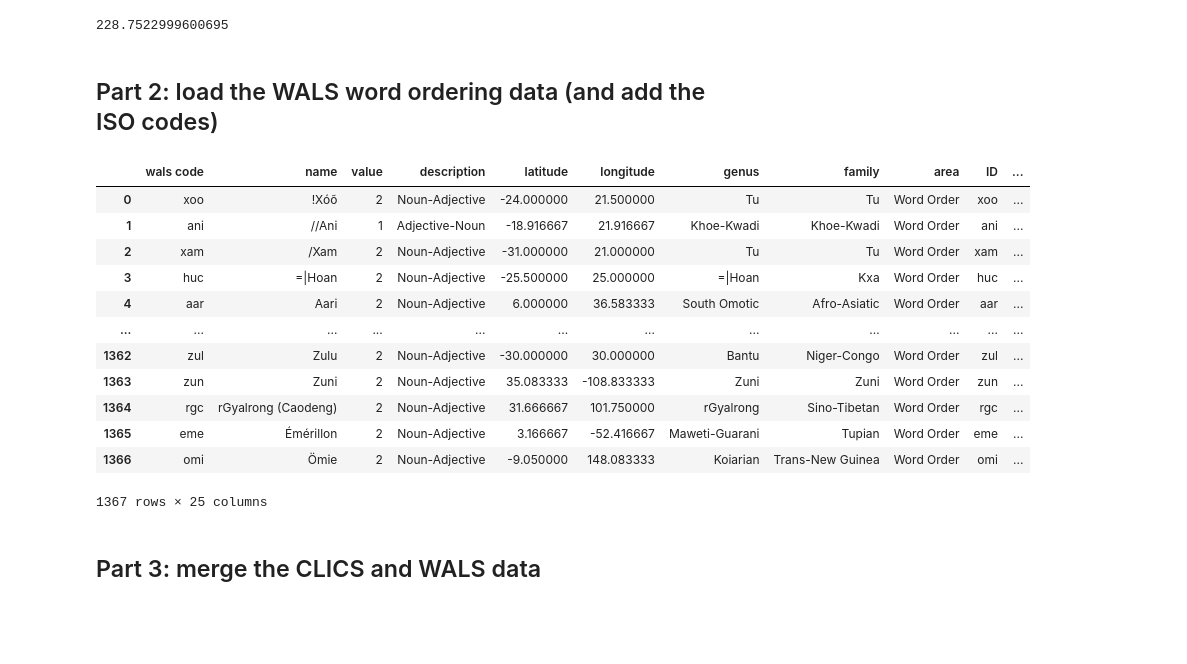
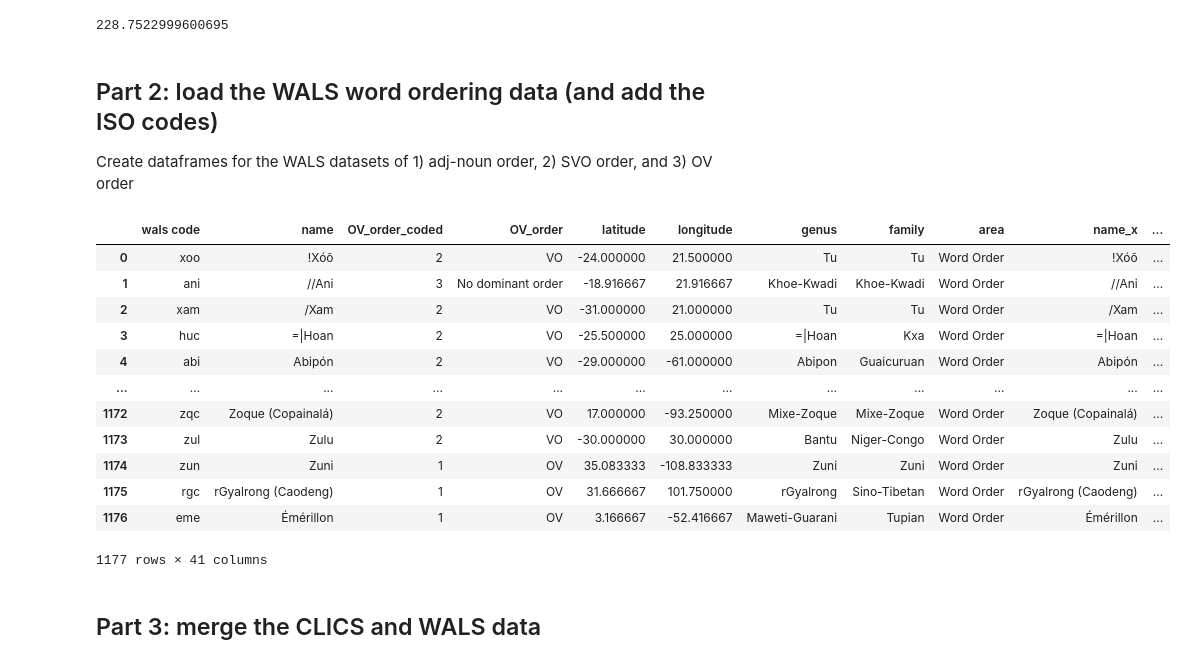
Before and after one commit to dharakyu/crosslinguistic-order, a Jupyter notebook: corpus_analysis/colexification.ipynb, the cells around one changed output. Saved outputs shown, nothing was run; the diff lists cells and outputs as text; code cells hidden in the pictures; blank space fills up the shorter version.

```diff
--- a/corpus_analysis/colexification.ipynb
+++ b/corpus_analysis/colexification.ipynb
@@ -206,25 +206,48 @@ processed_clics_df['num_unique_noun_concepts'].std()
 228.7522999600695
 # %% [markdown]
 ## Part 2: load the WALS word ordering data (and add the ISO codes)
+
+
+Create dataframes for the WALS datasets of 1)  adj-noun order, 2) SVO order, and 3) OV order
 # %%
+# 1) adj-noun order
 order_df = pd.read_csv('raw_corpus_data/wals/order_adj_noun.tsv', sep='\t')
 language_codes_df = pd.read_csv('raw_corpus_data/wals/languages.csv')
 WALS_iso_df = pd.merge(order_df, language_codes_df, left_on='wals code', right_on='ID')
+WALS_iso_df = WALS_iso_df.rename(columns={'value': 'adj_noun_order_coded',
+                                         'description': 'adj_noun_order'})
+
+# 2) SOV order
+sov_order_df = pd.read_csv('raw_corpus_data/wals/order_subject_object_verb.tsv', sep='\t')
+WALS_iso_df = pd.merge(sov_order_df, WALS_iso_df, on='wals code')
+
+WALS_iso_df = WALS_iso_df.rename(columns={'value': 'SOV_order_coded',
+                                          'description': 'SOV_order'})
+
+# 3) OV order
+ov_order_df = pd.read_csv('raw_corpus_data/wals/order_object_verb.tsv', sep='\t')
+WALS_iso_df = pd.merge(ov_order_df, WALS_iso_df, on='wals code')
+
+WALS_iso_df = WALS_iso_df.rename(columns={'value': 'OV_order_coded',
+                                          'description': 'OV_order'})
+
+# rename so the fields are clear
+
 WALS_iso_df
 # %% [output]
-|  | wals code | name | value | description | latitude | longitude | genus | family | area | ID | ... |
-| 0 | xoo | !Xóõ | 2 | Noun-Adjective | -24.000000 | 21.500000 | Tu | Tu | Word Order | xoo | ... |
-| 1 | ani | //Ani | 1 | Adjective-Noun | -18.916667 | 21.916667 | Khoe-Kwadi | Khoe-Kwadi | Word Order | ani | ... |
-| 2 | xam | /Xam | 2 | Noun-Adjective | -31.000000 | 21.000000 | Tu | Tu | Word Order | xam | ... |
-| 3 | huc | =|Hoan | 2 | Noun-Adjective | -25.500000 | 25.000000 | =|Hoan | Kxa | Word Order | huc | ... |
-| 4 | aar | Aari | 2 | Noun-Adjective | 6.000000 | 36.583333 | South Omotic | Afro-Asiatic | Word Order | aar | ... |
+|  | wals code | name | OV_order_coded | OV_order | latitude | longitude | genus | family | area | name_x | ... |
+| 0 | xoo | !Xóõ | 2 | VO | -24.000000 | 21.500000 | Tu | Tu | Word Order | !Xóõ | ... |
+| 1 | ani | //Ani | 3 | No dominant order | -18.916667 | 21.916667 | Khoe-Kwadi | Khoe-Kwadi | Word Order | //Ani | ... |
+| 2 | xam | /Xam | 2 | VO | -31.000000 | 21.000000 | Tu | Tu | Word Order | /Xam | ... |
+| 3 | huc | =|Hoan | 2 | VO | -25.500000 | 25.000000 | =|Hoan | Kxa | Word Order | =|Hoan | ... |
+| 4 | abi | Abipón | 2 | VO | -29.000000 | -61.000000 | Abipon | Guaicuruan | Word Order | Abipón | ... |
 | ... | ... | ... | ... | ... | ... | ... | ... | ... | ... | ... | ... |
-| 1362 | zul | Zulu | 2 | Noun-Adjective | -30.000000 | 30.000000 | Bantu | Niger-Congo | Word Order | zul | ... |
-| 1363 | zun | Zuni | 2 | Noun-Adjective | 35.083333 | -108.833333 | Zuni | Zuni | Word Order | zun | ... |
-| 1364 | rgc | rGyalrong (Caodeng) | 2 | Noun-Adjective | 31.666667 | 101.750000 | rGyalrong | Sino-Tibetan | Word Order | rgc | ... |
-| 1365 | eme | Émérillon | 2 | Noun-Adjective | 3.166667 | -52.416667 | Maweti-Guarani | Tupian | Word Order | eme | ... |
-| 1366 | omi | Ömie | 2 | Noun-Adjective | -9.050000 | 148.083333 | Koiarian | Trans-New Guinea | Word Order | omi | ... |
+| 1172 | zqc | Zoque (Copainalá) | 2 | VO | 17.000000 | -93.250000 | Mixe-Zoque | Mixe-Zoque | Word Order | Zoque (Copainalá) | ... |
+| 1173 | zul | Zulu | 2 | VO | -30.000000 | 30.000000 | Bantu | Niger-Congo | Word Order | Zulu | ... |
+| 1174 | zun | Zuni | 1 | OV | 35.083333 | -108.833333 | Zuni | Zuni | Word Order | Zuni | ... |
+| 1175 | rgc | rGyalrong (Caodeng) | 1 | OV | 31.666667 | 101.750000 | rGyalrong | Sino-Tibetan | Word Order | rGyalrong (Caodeng) | ... |
+| 1176 | eme | Émérillon | 1 | OV | 3.166667 | -52.416667 | Maweti-Guarani | Tupian | Word Order | Émérillon | ... |
-1367 rows × 25 columns
+1177 rows × 41 columns
 # %% [markdown]
 ## Part 3: merge the CLICS and WALS data
 # %%
```
Also changed, not shown: parts of 31 cells of this notebook, 4 other files.
